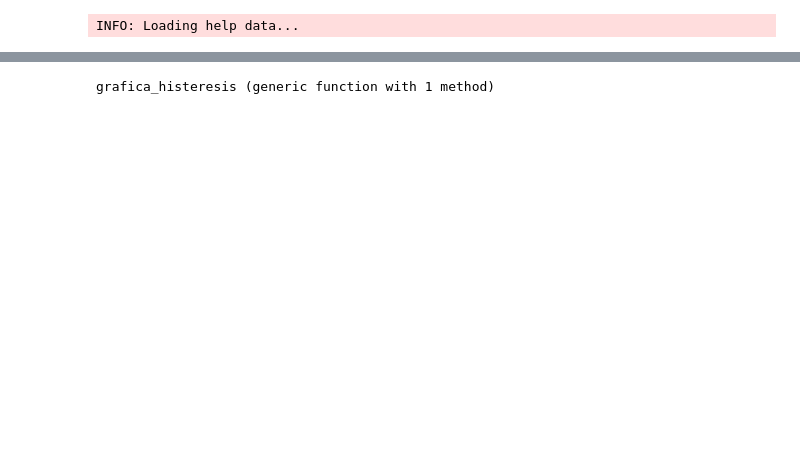
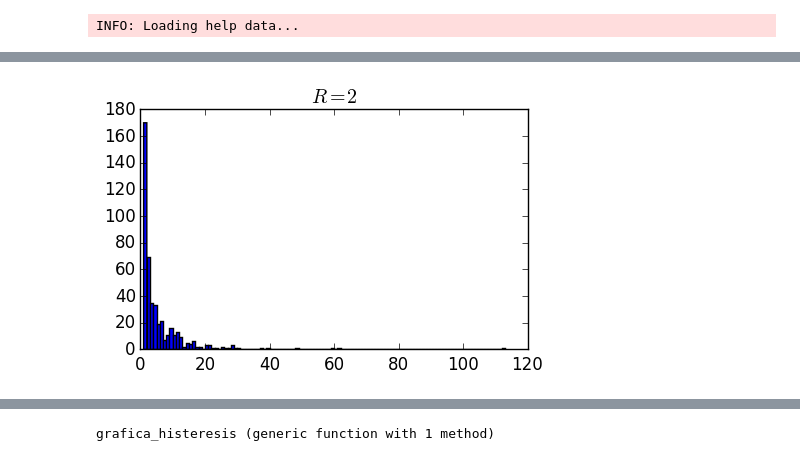
Before and after one commit to rodrigolece/proyecto-final-mcmc, a Jupyter notebook: resultados_con_modulo.ipynb, the cells around one changed output, grey strips where cells are left out. Cells and saved outputs as stored; diff of their text form; code cells hidden in the pictures; blank space fills up the shorter version.

```diff
--- a/resultados_con_modulo.ipynb
+++ b/resultados_con_modulo.ipynb
@@ -56,0 +138,16 @@ using Histeresis
+# %%
+L = 50
+R = 2
+H_set = 15
+espin = -1
+m = edo_inicial(L,R,espin)
+
+mag, hs, volteados = magnetizacion_aumenta_H!(m, H_set, espin)
+
+M = maximum(volteados)
+
+figure(figsize=(5,3))
+title(latexstring("R=$R"))
+plt.hist(volteados, M, (1, M+1));
+# %% [output]
+[figure, added]
```
Also changed, not shown: parts of 41 cells of this notebook.
